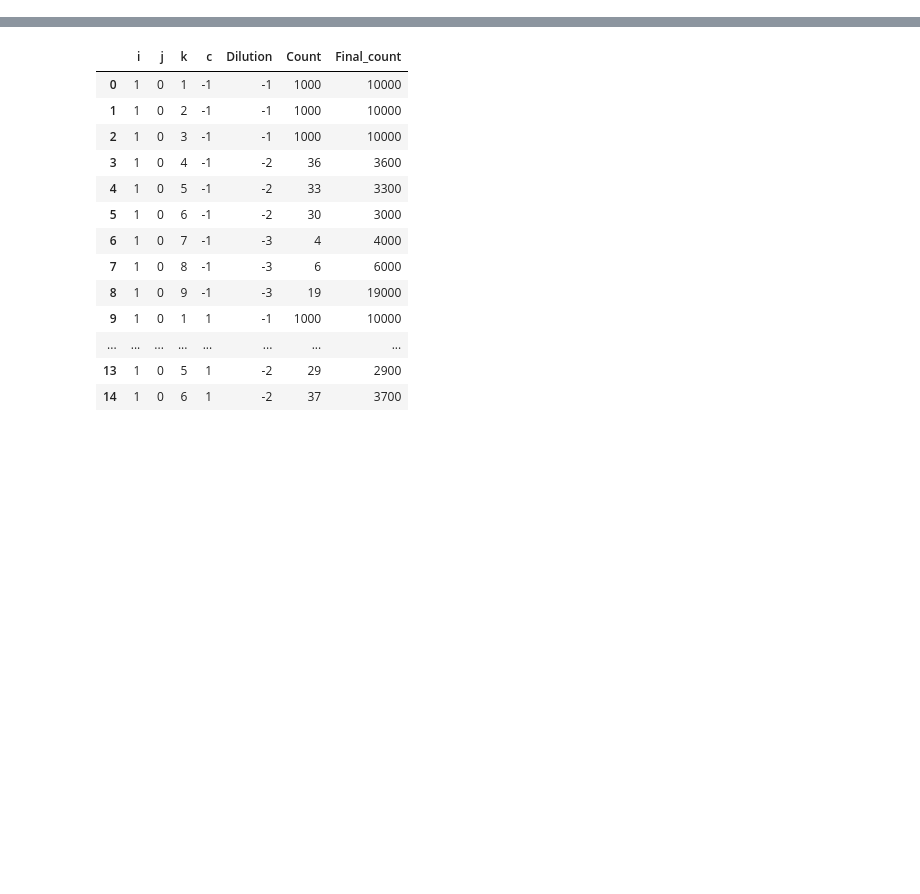
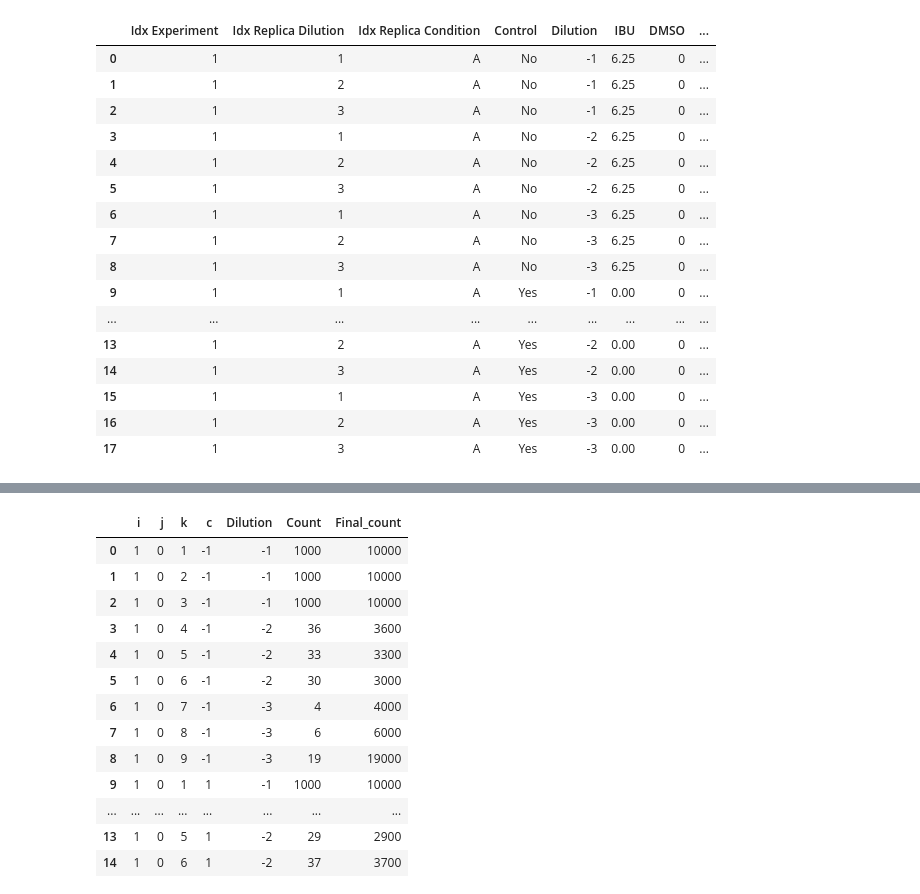
Before and after one commit to ahbagheri01/Progetto_Bayesian_Statistics, a Jupyter notebook: src/jupyter/sara.ipynb, the cells around one changed output, grey strips where cells are left out. Cells and saved outputs as stored; diff of their text form; code cells hidden in the pictures; blank space fills up the shorter version.

```diff
--- a/src/jupyter/sara.ipynb
+++ b/src/jupyter/sara.ipynb
@@ -24,0 +37,22 @@ transconjugants_data.head()
+# %%
+col_map = {"Idx Replica Diluizione": "Idx Replica Dilution", "Controllo": "Control", "Idx Replica Condizione": "Idx Replica Condition","Conta": "Count", "Diluition": "Dilution"}
+transconjugants_data.rename(columns=col_map, inplace=True)
+transconjugants_data[0:18]
+# %% [output]
+|  | Idx Experiment | Idx Replica Dilution | Idx Replica Condition | Control | Dilution | IBU | DMSO | ... |
+| 0 | 1 | 1 | A | No | -1 | 6.25 | 0 | ... |
+| 1 | 1 | 2 | A | No | -1 | 6.25 | 0 | ... |
+| 2 | 1 | 3 | A | No | -1 | 6.25 | 0 | ... |
+| 3 | 1 | 1 | A | No | -2 | 6.25 | 0 | ... |
+| 4 | 1 | 2 | A | No | -2 | 6.25 | 0 | ... |
+| 5 | 1 | 3 | A | No | -2 | 6.25 | 0 | ... |
+| 6 | 1 | 1 | A | No | -3 | 6.25 | 0 | ... |
+| 7 | 1 | 2 | A | No | -3 | 6.25 | 0 | ... |
+| 8 | 1 | 3 | A | No | -3 | 6.25 | 0 | ... |
+| 9 | 1 | 1 | A | Yes | -1 | 0.00 | 0 | ... |
+| ... | ... | ... | ... | ... | ... | ... | ... | ... |
+| 13 | 1 | 2 | A | Yes | -2 | 0.00 | 0 | ... |
+| 14 | 1 | 3 | A | Yes | -2 | 0.00 | 0 | ... |
+| 15 | 1 | 1 | A | Yes | -3 | 0.00 | 0 | ... |
+| 16 | 1 | 2 | A | Yes | -3 | 0.00 | 0 | ... |
+| 17 | 1 | 3 | A | Yes | -3 | 0.00 | 0 | ... |
```
Also changed, not shown: parts of 3 cells of this notebook.
